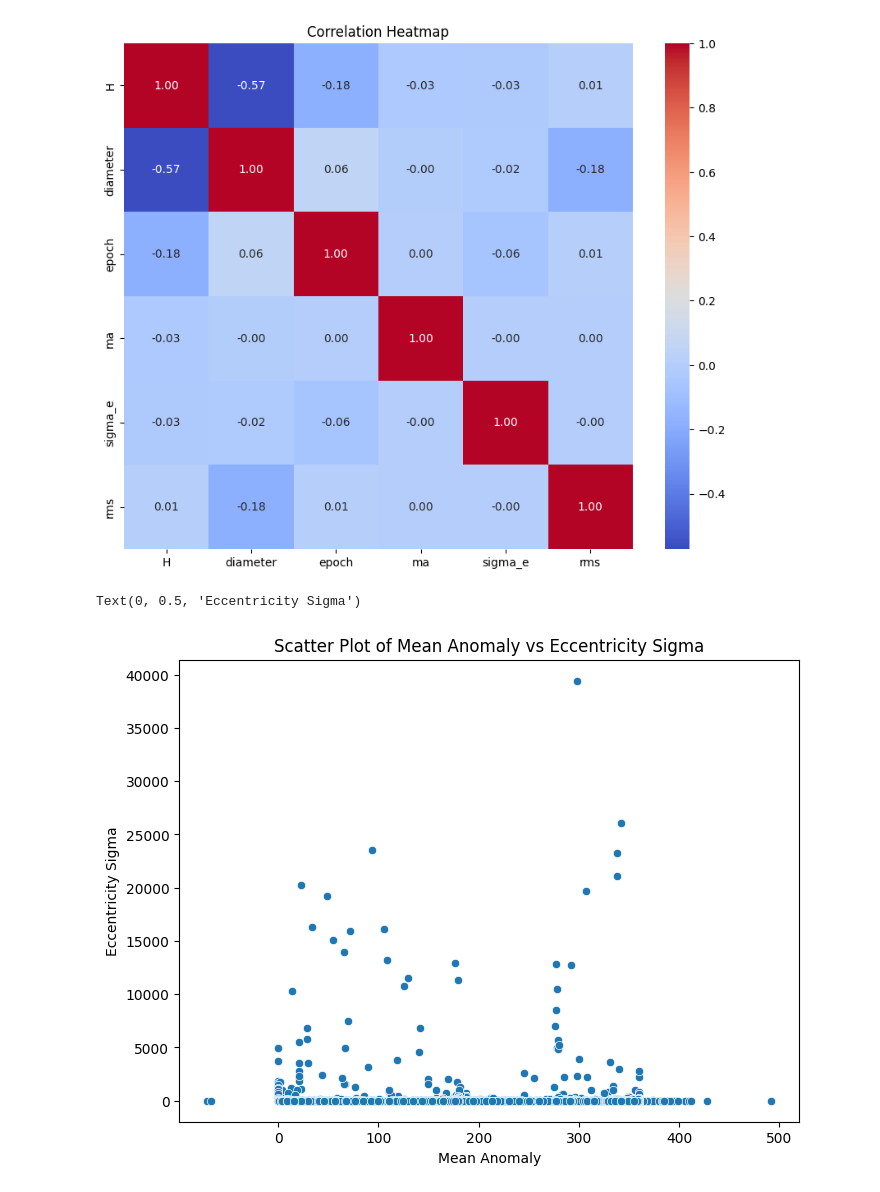
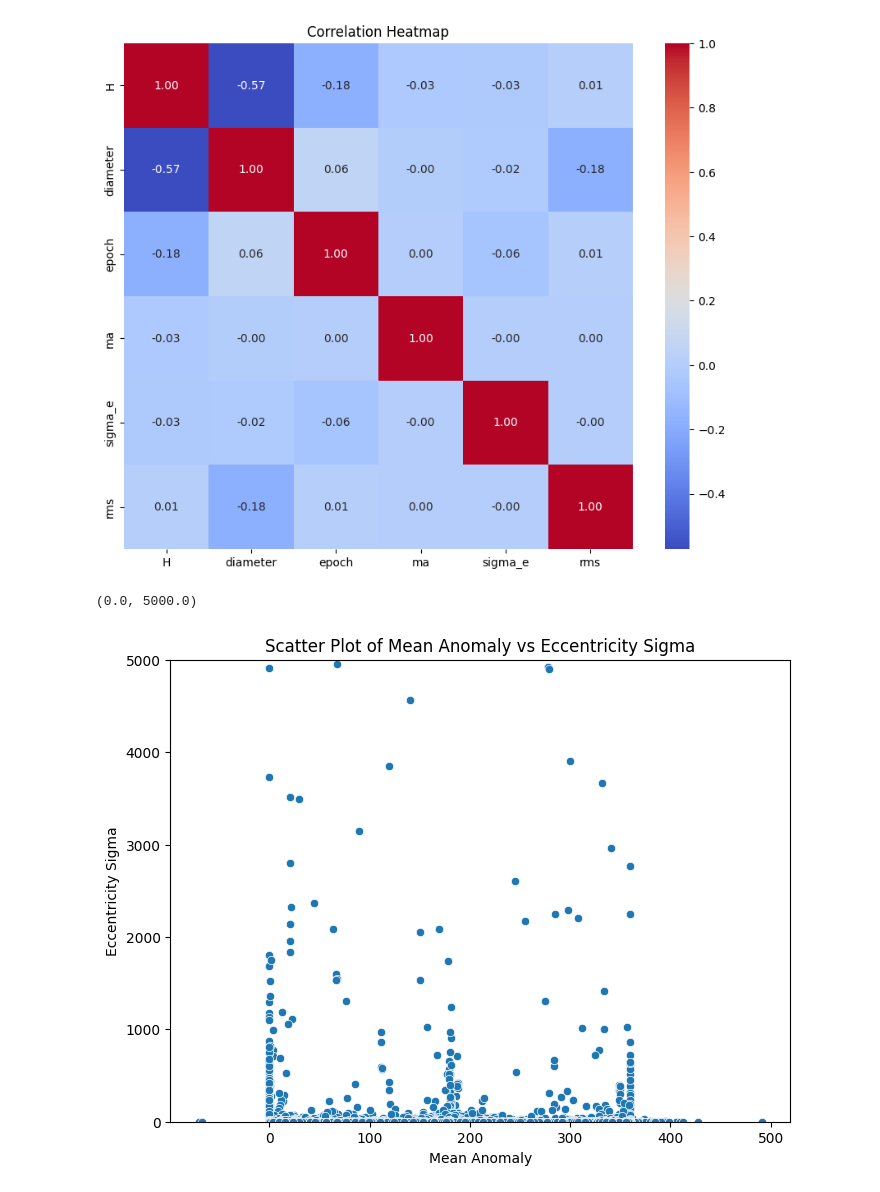
Before and after one commit to EvgeniyPukanovich/Data_Engineering, a Jupyter notebook: lab6/5/5.ipynb, the cells around one changed output. Saved outputs shown, nothing was run; the diff lists cells and outputs as text; code cells hidden in the pictures.

```diff
--- a/lab6/5/5.ipynb
+++ b/lab6/5/5.ipynb
@@ -118,12 +101,13 @@ Text(0.5, 1.0, 'Correlation Heatmap')
 # %%
 plt.figure(figsize=(8, 6))
 sns.scatterplot(x='ma', y='sigma_e', data=df)
 plt.title('Scatter Plot of Mean Anomaly vs Eccentricity Sigma')
 plt.xlabel('Mean Anomaly')
 plt.ylabel('Eccentricity Sigma')
+plt.ylim(0, 5000)
 # %% [output]
-Text(0, 0.5, 'Eccentricity Sigma')
+(0.0, 5000.0)
-[figure, old version]
+[figure, new version]
 # %%
 plt.figure(figsize=(10, 6))
 sns.boxplot(x='class', y='diameter', data=df)
```
Also changed, not shown: parts of 3 cells of this notebook, 2 other files.
